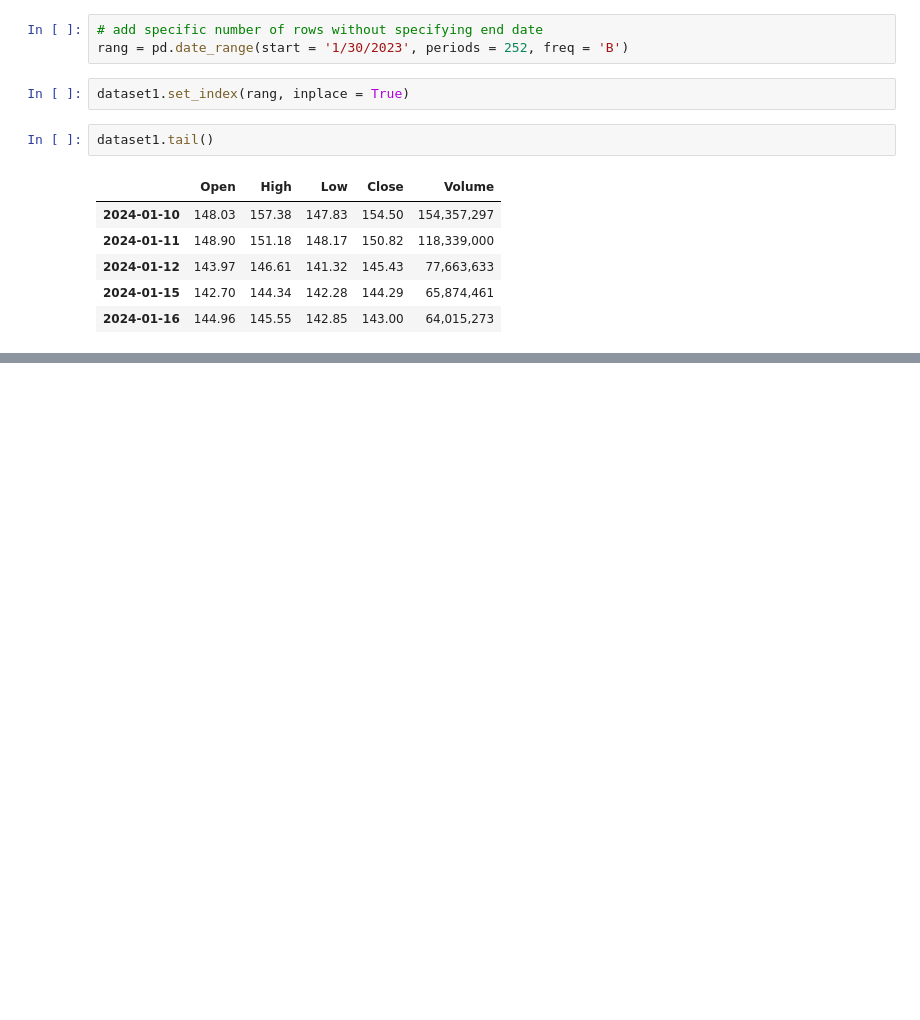
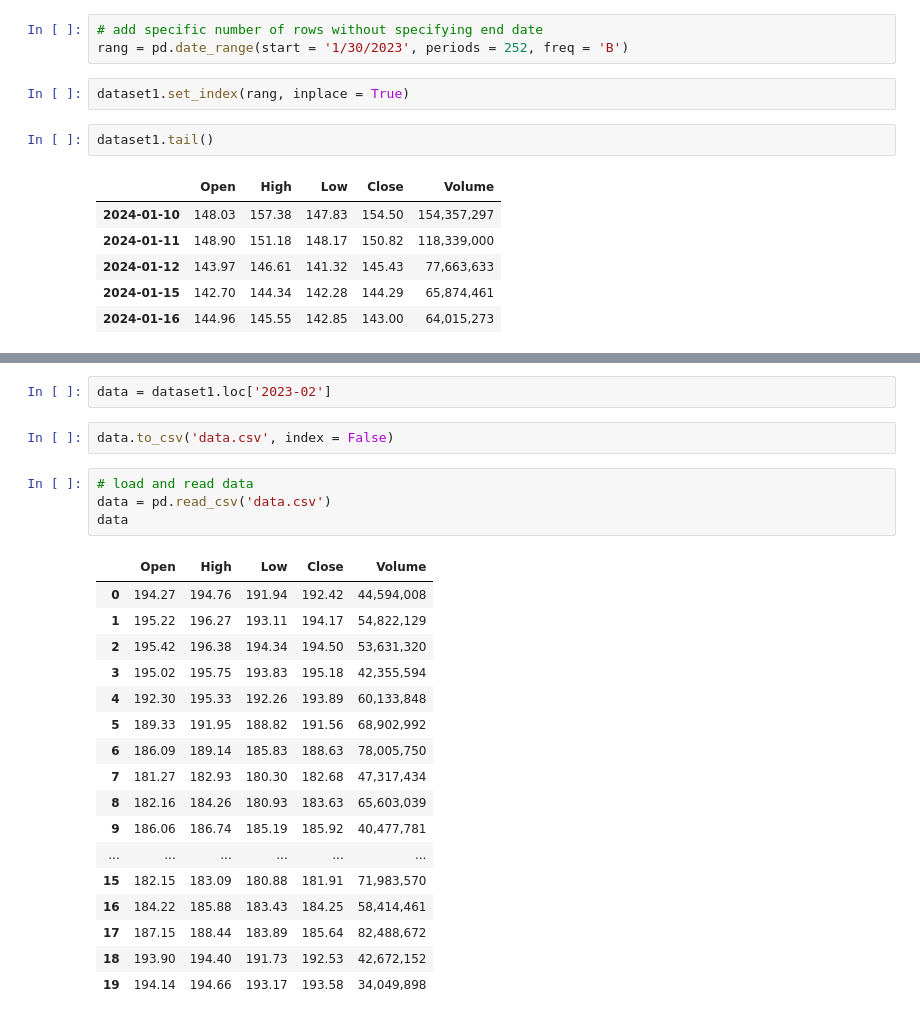
Before and after one commit to arfan64shah/Data_Science, a Jupyter notebook: TIme_Series_Analysis/Apple_Stock_Time_Series_Analysis.ipynb, the cells around one changed output, grey strips where cells are left out. Cells and saved outputs as stored; diff of their text form; blank space fills up the shorter version.

```diff
--- a/TIme_Series_Analysis/Apple_Stock_Time_Series_Analysis.ipynb
+++ b/TIme_Series_Analysis/Apple_Stock_Time_Series_Analysis.ipynb
@@ -228,0 +246,26 @@ dataset1.tail()
+# %%
+data = dataset1.loc['2023-02']
+# %%
+data.to_csv('data.csv', index = False)
+# %%
+# load and read data
+data = pd.read_csv('data.csv')
+data
+# %% [output]
+|  | Open | High | Low | Close | Volume |
+| 0 | 194.27 | 194.76 | 191.94 | 192.42 | 44,594,008 |
+| 1 | 195.22 | 196.27 | 193.11 | 194.17 | 54,822,129 |
+| 2 | 195.42 | 196.38 | 194.34 | 194.50 | 53,631,320 |
+| 3 | 195.02 | 195.75 | 193.83 | 195.18 | 42,355,594 |
+| 4 | 192.30 | 195.33 | 192.26 | 193.89 | 60,133,848 |
+| 5 | 189.33 | 191.95 | 188.82 | 191.56 | 68,902,992 |
+| 6 | 186.09 | 189.14 | 185.83 | 188.63 | 78,005,750 |
+| 7 | 181.27 | 182.93 | 180.30 | 182.68 | 47,317,434 |
+| 8 | 182.16 | 184.26 | 180.93 | 183.63 | 65,603,039 |
+| 9 | 186.06 | 186.74 | 185.19 | 185.92 | 40,477,781 |
+| ... | ... | ... | ... | ... | ... |
+| 15 | 182.15 | 183.09 | 180.88 | 181.91 | 71,983,570 |
+| 16 | 184.22 | 185.88 | 183.43 | 184.25 | 58,414,461 |
+| 17 | 187.15 | 188.44 | 183.89 | 185.64 | 82,488,672 |
+| 18 | 193.90 | 194.40 | 191.73 | 192.53 | 42,672,152 |
+| 19 | 194.14 | 194.66 | 193.17 | 193.58 | 34,049,898 |
```
Also changed, not shown: parts of 6 cells of this notebook, 1 other file.
